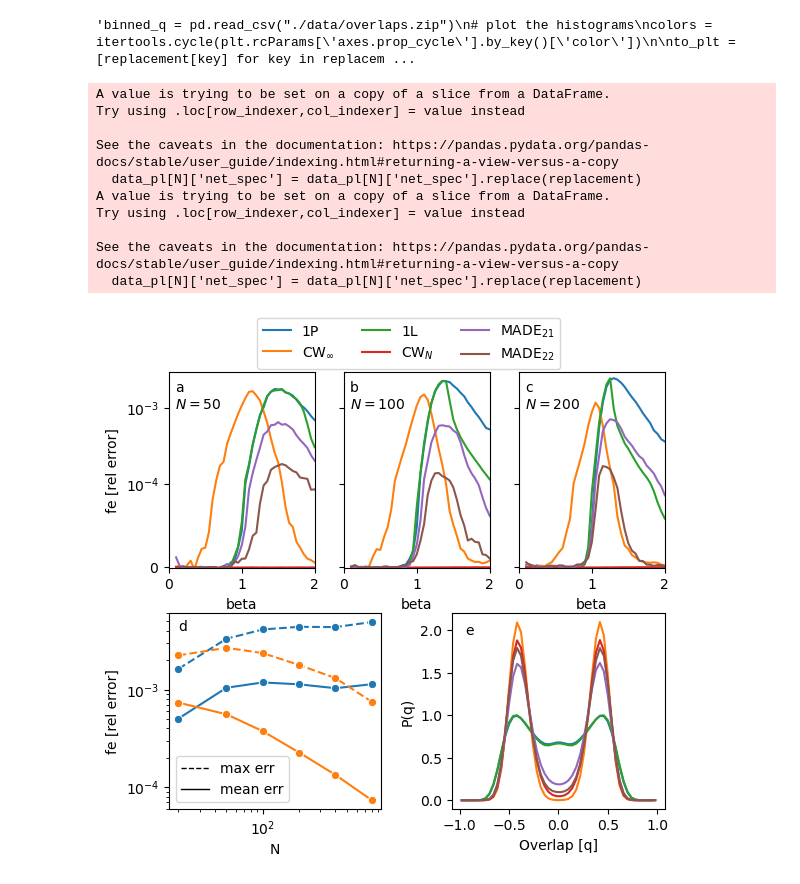
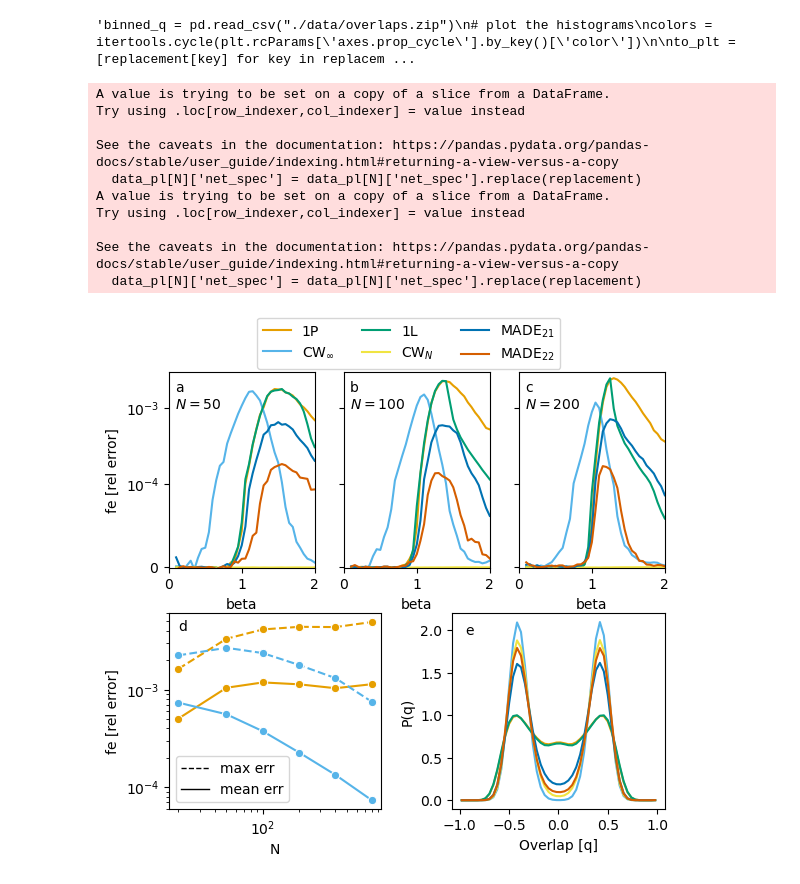
Before and after one commit to ocadni/h2arnn, a Jupyter notebook: results/CW/CW_plots.ipynb, the cells around one changed output. Saved outputs shown, nothing was run; the diff lists cells and outputs as text; code cells hidden in the pictures.

```diff
--- a/results/CW/CW_plots.ipynb
+++ b/results/CW/CW_plots.ipynb
@@ -280,6 +280,10 @@ from matplotlib.lines import Line2D
 import seaborn as sns
 import matplotlib.pyplot as plt
 import itertools
+
+# Okabe-Ito colors
+colors = ['#E69F00', '#56B4E9', '#009E73',
+          '#F0E442', '#0072B2', '#D55E00', '#CC79A7']
 
 
 Ns = [20, 50, 100, 200, 400, 800]
@@ -323,19 +327,25 @@ N1 = Ns[1]
 linthresh = 1e-4
 ylimp = 0.003
 ylimm = -0.000001
+
+# Okabe-Ito colors
+colors = ['#E69F00', '#56B4E9', '#009E73',
+          '#F0E442', '#0072B2', '#D55E00', '#CC79A7']
+
+# Your sns.lineplot command
 sns.lineplot(data=data_pl[N1], x="beta", y="err_fe",
-             hue="net_spec", ax=axs[0][0], hue_order=to_plt)
+             hue="net_spec", ax=axs[0][0], hue_order=to_plt, palette=colors)
 # axs[0][0].set_yscale('log')
 axs[0][0].set_yscale('symlog', linthresh=linthresh)
 
 N2 = Ns[2]
 sns.lineplot(data=data_pl[N2], x="beta", y="err_fe",
-             hue="net_spec", ax=axs[0][1], hue_order=to_plt)
+             hue="net_spec", ax=axs[0][1], hue_order=to_plt, palette=colors)
 axs[0][1].set_yscale('symlog', linthresh=linthresh)
 
 N3 = Ns[3]
 sns.lineplot(data=data_pl[N3], x="beta", y="err_fe",
-             hue="net_spec", ax=axs[0][2], hue_order=to_plt)
+             hue="net_spec", ax=axs[0][2], hue_order=to_plt, palette=colors)
 axs[0][2].set_yscale('symlog', linthresh=linthresh)
 
 # PLOT THE OVERLAPS
@@ -345,14 +355,13 @@ N = 200
 
 binned_q = pd.read_csv("./data/overlaps.zip")
 # plot the histograms
-colors = itertools.cycle(plt.rcParams['axes.prop_cycle'].by_key()['color'])
 
 to_plt = [replacement[key] for key in replacement]
 for name in replacement.keys():
     # print(name)
     y = binned_q[name]
     x = binned_q["bins"]
-    color = next(colors)
+    color = colors[to_plt.index(replacement[name])]
     axs[1][1].plot(x, y, color=color, label=replacement[name])
 
 
@@ -373,10 +382,10 @@ all_N["N"] = pd.to_numeric(all_N["N"])
 
 #_all_ = all_N.groupby(["N", "net_spec"]).reset_index()
 pl_mean = sns.lineplot(data=all_N, x="N", y="err_fe_rel", hue="net_spec",
-                       ax=axs[1][0], estimator=np.mean, errorbar=None, marker="o", hue_order=to_plt)
+                       ax=axs[1][0], estimator=np.mean, errorbar=None, marker="o", hue_order=to_plt, palette=colors)
 
 pl_max = sns.lineplot(data=all_N, x="N", y="err_fe_rel", hue="net_spec",
-                      ax=axs[1][0], estimator=np.max, errorbar=None, marker="o", linestyle='--', hue_order=to_plt)
+                      ax=axs[1][0], estimator=np.max, errorbar=None, marker="o", linestyle='--', hue_order=to_plt, palette=colors)
 
 
 axs[0][0].set_ylim(ylimm, ylimp)
@@ -436,32 +445,32 @@ axs[1][0].legend(custom_lines, ['max err', 'mean err'])
 for i, ax in enumerate(axs[1]):
     pos = ax.get_position()
     if i == 0:  # for the first subplot of the second row
         # Adjust the 0.05 value to reduce the width of the first subplot or shift it left
         new_right = pos.x1 - 0.02
         ax.set_position([pos.x0, pos.y0, new_right - pos.x0, pos.height])
     elif i == 1:  # for the second subplot of the second row
         # Adjust the 0.05 value to reduce the width of the second subplot or shift it right
         new_left = pos.x0 + 0.02
         ax.set_position([new_left, pos.y0, pos.x1 - new_left, pos.height])
 
 for ax in axs[1]:
     pos = ax.get_position()
     new_bottom = pos.y0 - 0.01  # Adjust the 0.05 value as needed to shift the subplot down
     # Adjust the 0.05 value as needed to reduce the height or shift the subplot down
     new_top = pos.y1 - 0.01
     ax.set_position([pos.x0, new_bottom, pos.width, new_top - new_bottom])
 
 # plt.tight_layout()
-#plt.savefig("../tex/comphys_rev_3/img/CW_res.pdf", bbox_inches='tight')
+plt.savefig("../tex/comphys_rev_3/img/CW_res.pdf", bbox_inches='tight')
 # %% [output]
 A value is trying to be set on a copy of a slice from a DataFrame.
 Try using .loc[row_indexer,col_indexer] = value instead
 
 See the caveats in the documentation: https://pandas.pydata.org/pandas-docs/stable/user_guide/indexing.html#returning-a-view-versus-a-copy
   data_pl[N]['net_spec'] = data_pl[N]['net_spec'].replace(replacement)
 A value is trying to be set on a copy of a slice from a DataFrame.
 Try using .loc[row_indexer,col_indexer] = value instead
 
 See the caveats in the documentation: https://pandas.pydata.org/pandas-docs/stable/user_guide/indexing.html#returning-a-view-versus-a-copy
   data_pl[N]['net_spec'] = data_pl[N]['net_spec'].replace(replacement)
-[figure, old version]
+[figure, new version]
```
Also changed, not shown: 4 other files.
